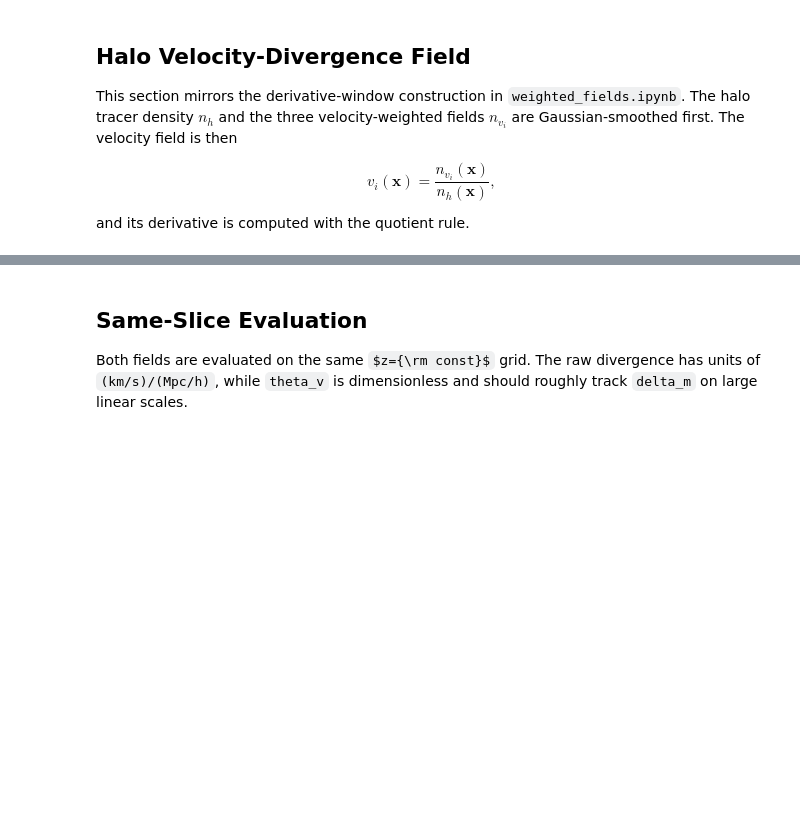
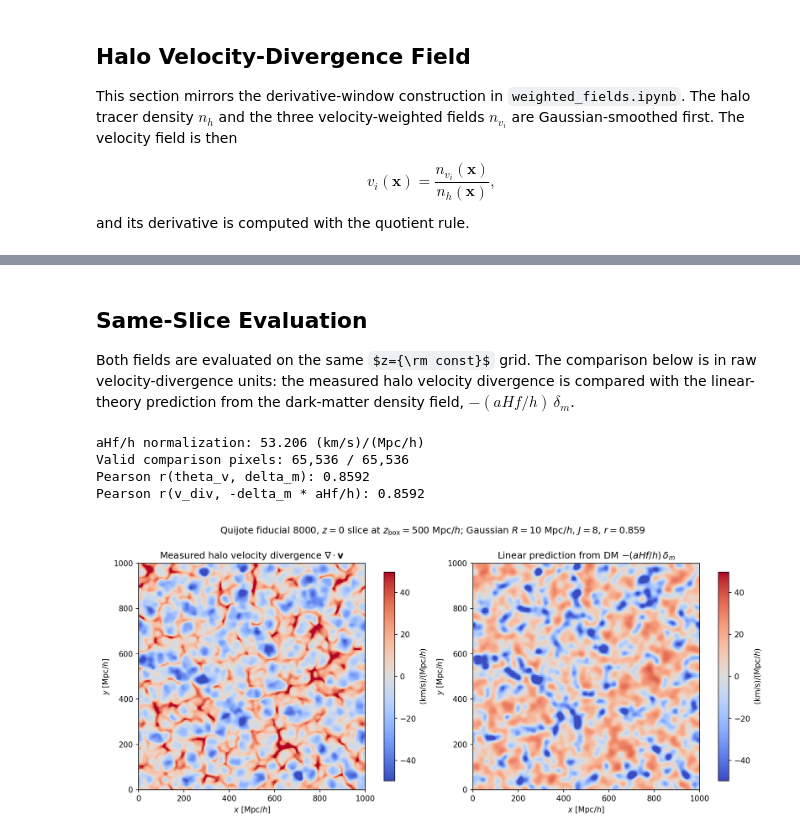
Before and after one commit to SYSUSPA-Projects/PyHermes, a Jupyter notebook: examples/notebooks/dm_delta_velocity_divergence_comparison.ipynb, the cells around one changed output, grey strips where cells are left out. Saved outputs shown, nothing was run; the diff lists cells and outputs as text; code cells hidden in the pictures; some formulas as TeX source; blank space fills up the shorter version.

```diff
--- a/examples/notebooks/dm_delta_velocity_divergence_comparison.ipynb
+++ b/examples/notebooks/dm_delta_velocity_divergence_comparison.ipynb
@@ -261,7 +265,7 @@ def velocity_divergence_at_pos(pos):
 # %% [markdown]
 ## Same-Slice Evaluation
 
-Both fields are evaluated on the same $z={\rm const}$ grid. The raw divergence has units of `(km/s)/(Mpc/h)`, while `theta_v` is dimensionless and should roughly track `delta_m` on large linear scales.
+Both fields are evaluated on the same $z={\rm const}$ grid. The comparison below is in raw velocity-divergence units: the measured halo velocity divergence is compared with the linear-theory prediction from the dark-matter density field, $-(aHf/h)\,\delta_m$.
 # %%
 slice_axis = ((np.arange(slice_grid_resolution, dtype=np.float32) + 0.5) * box_size / slice_grid_resolution) % box_size
 slice_x, slice_y = np.meshgrid(slice_axis, slice_axis, indexing="ij")
@@ -282,53 +286,65 @@ vdiv_to_delta = a * 100.0 * E_z * f_growth  # (km/s)/(Mpc/h)
 
 theta_v_slice = np.full_like(v_div_slice, np.nan, dtype=np.float64)
 theta_v_slice[velocity_slice_mask] = -v_div_slice[velocity_slice_mask] / vdiv_to_delta
+dm_vdiv_prediction_slice = -dm_delta_slice * vdiv_to_delta
 
-valid = velocity_slice_mask & np.isfinite(theta_v_slice) & np.isfinite(dm_delta_slice)
+valid = velocity_slice_mask & np.isfinite(theta_v_slice) & np.isfinite(dm_delta_slice) & np.isfinite(v_div_slice)
 corr = np.corrcoef(dm_delta_slice[valid], theta_v_slice[valid])[0, 1]
+corr_vdiv = np.corrcoef(dm_vdiv_prediction_slice[valid], v_div_slice[valid])[0, 1]
 
 theta_v_grid = theta_v_slice.reshape(slice_x.shape)
 dm_delta_grid = dm_delta_slice.reshape(slice_x.shape)
+v_div_grid = v_div_slice.reshape(slice_x.shape)
+dm_vdiv_prediction_grid = dm_vdiv_prediction_slice.reshape(slice_x.shape)
 
 print(f"aHf/h normalization: {vdiv_to_delta:.3f} (km/s)/(Mpc/h)")
 print(f"Valid comparison pixels: {valid.sum():,} / {valid.size:,}")
 print(f"Pearson r(theta_v, delta_m): {corr:.4f}")
+print(f"Pearson r(v_div, -delta_m * aHf/h): {corr_vdiv:.4f}")
+# %% [output]
+aHf/h normalization: 53.206 (km/s)/(Mpc/h)
+Valid comparison pixels: 65,536 / 65,536
+Pearson r(theta_v, delta_m): 0.8592
+Pearson r(v_div, -delta_m * aHf/h): 0.8592
 # %%
-plot_values = np.concatenate([theta_v_slice[valid], dm_delta_slice[valid]])
+plot_values = np.concatenate([v_div_slice[valid], dm_vdiv_prediction_slice[valid]])
 plot_limit = np.nanpercentile(np.abs(plot_values), 98)
 if not np.isfinite(plot_limit) or plot_limit == 0.0:
     plot_limit = 1.0
 
 fig, axes = plt.subplots(1, 2, figsize=(12, 5.2), dpi=150, constrained_layout=True)
 
 for ax, grid, title in zip(
     axes,
-    [theta_v_grid, dm_delta_grid],
+    [v_div_grid, dm_vdiv_prediction_grid],
     [
-        r"Halo velocity-divergence proxy $\theta_v$",
-        r"Dark-matter density contrast $\delta_m$",
+        r"Measured halo velocity divergence $\nabla\cdot\mathbf{v}$",
+        r"Linear prediction from DM $-(aHf/h)\,\delta_m$",
     ],
 ):
     im = ax.imshow(
         grid.T,
         origin="lower",
         extent=(0.0, box_size, 0.0, box_size),
         cmap="coolwarm",
         vmin=-plot_limit,
         vmax=plot_limit,
         interpolation="nearest",
     )
     ax.set_aspect("equal")
     ax.set_xlabel(r"$x\ [{\rm Mpc}/h]$")
     ax.set_ylabel(r"$y\ [{\rm Mpc}/h]$")
     ax.set_title(title)
     cbar = fig.colorbar(im, ax=ax, fraction=0.046, pad=0.04)
-    cbar.set_label("dimensionless")
+    cbar.set_label(r"$({\rm km}/{\rm s})/({\rm Mpc}/h)$")
 
 fig.suptitle(
     fr"Quijote fiducial 8000, $z={redshift:g}$ slice at $z_{{\rm box}}={slice_z:.0f}\ {{\rm Mpc}}/h$; "
-    fr"Gaussian $R={smoothing_scale:g}\ {{\rm Mpc}}/h$, $J={J}$, $r={corr:.3f}$",
+    fr"Gaussian $R={smoothing_scale:g}\ {{\rm Mpc}}/h$, $J={J}$, $r={corr_vdiv:.3f}$",
     y=1.03,
 )
-fig.savefig(figs_dir / "dm_delta_velocity_divergence_slice_J8.png", dpi=200, bbox_inches="tight")
+fig.savefig(figs_dir / "dm_scaled_delta_velocity_divergence_slice_J8.png", dpi=200, bbox_inches="tight")
 plt.show()
+# %% [output]
+[figure, added]
 # %%
```
Also changed, not shown: parts of 7 cells of this notebook.
